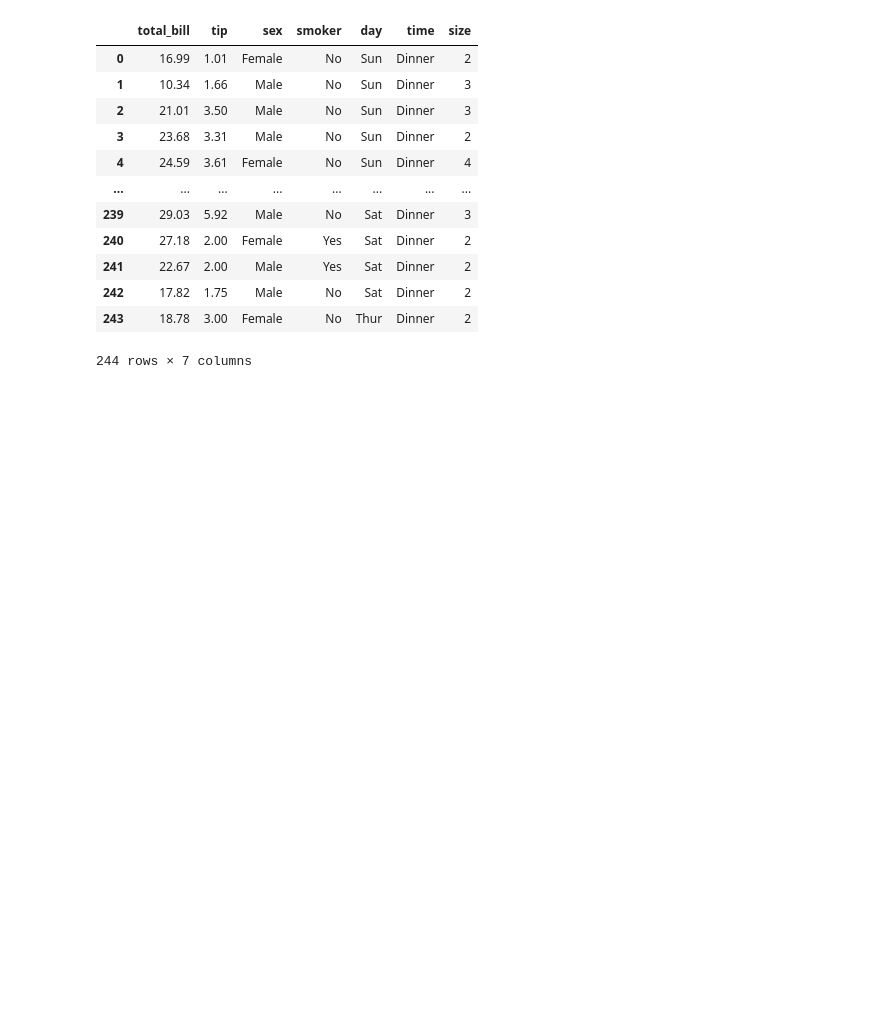
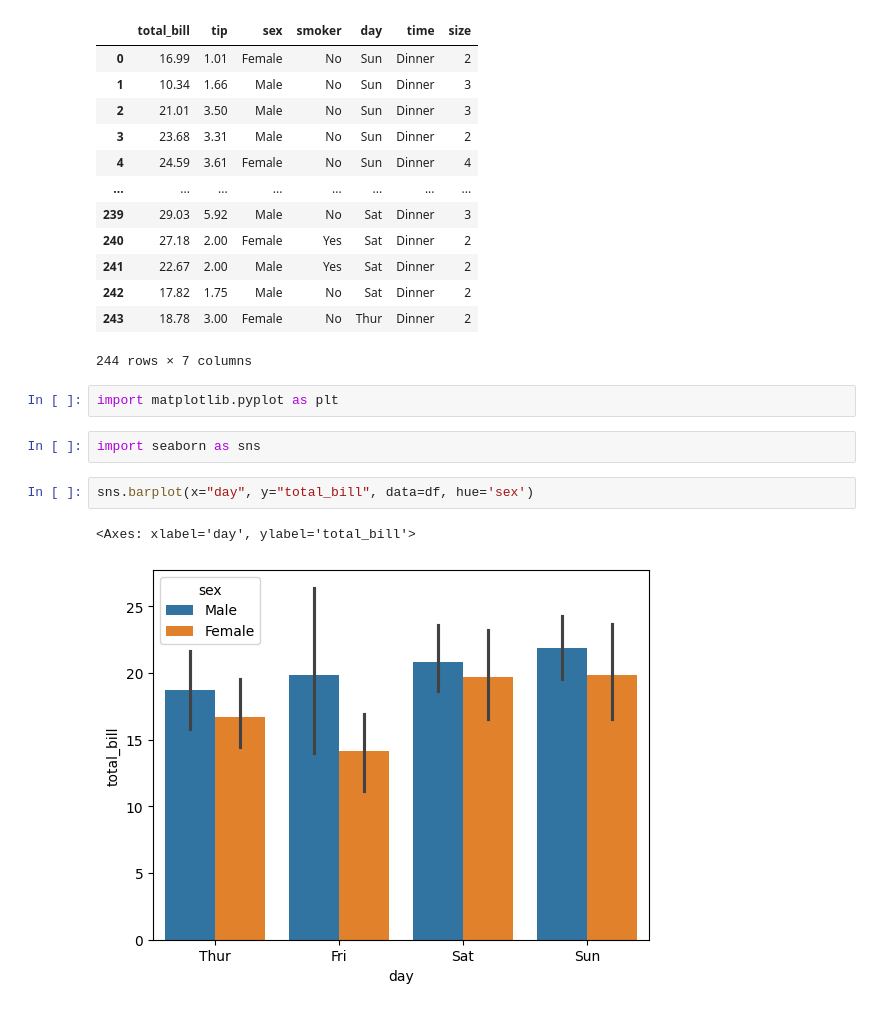
Before and after one commit to adarsh0707-kumar/AI---ML-Traning, a Jupyter notebook: Tips.ipynb, the cells around one changed output. Saved outputs shown, nothing was run; the diff lists cells and outputs as text; blank space fills up the shorter version.

```diff
--- a/Tips.ipynb
+++ b/Tips.ipynb
@@ -18,3 +18,12 @@ df
 | 242 | 17.82 | 1.75 | Male | No | Sat | Dinner | 2 |
 | 243 | 18.78 | 3.00 | Female | No | Thur | Dinner | 2 |
 244 rows × 7 columns
+# %%
+import matplotlib.pyplot as plt
+# %%
+import seaborn as sns
+# %%
+sns.barplot(x="day", y="total_bill", data=df, hue='sex')
+# %% [output]
+<Axes: xlabel='day', ylabel='total_bill'>
+[figure, added]
```
Also changed, not shown: parts of 19 cells of this notebook.
